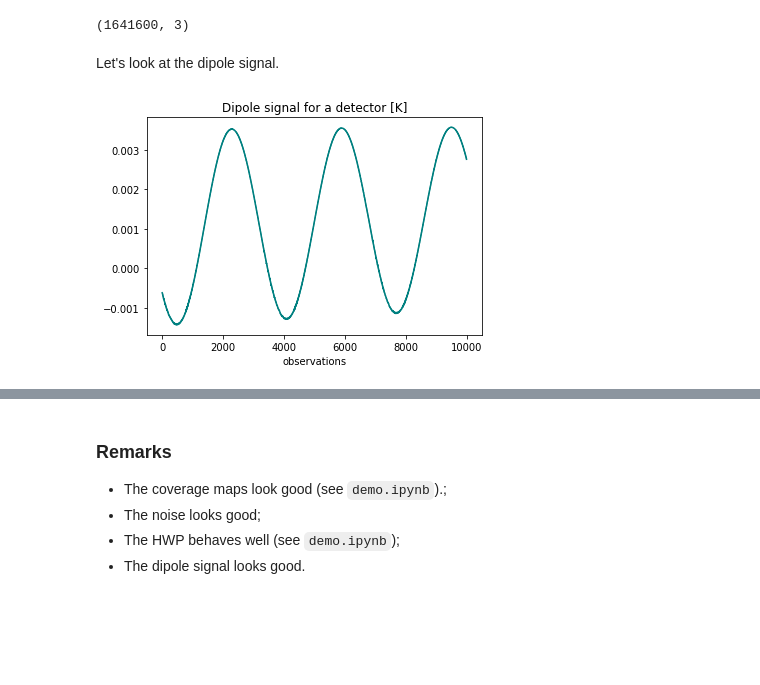
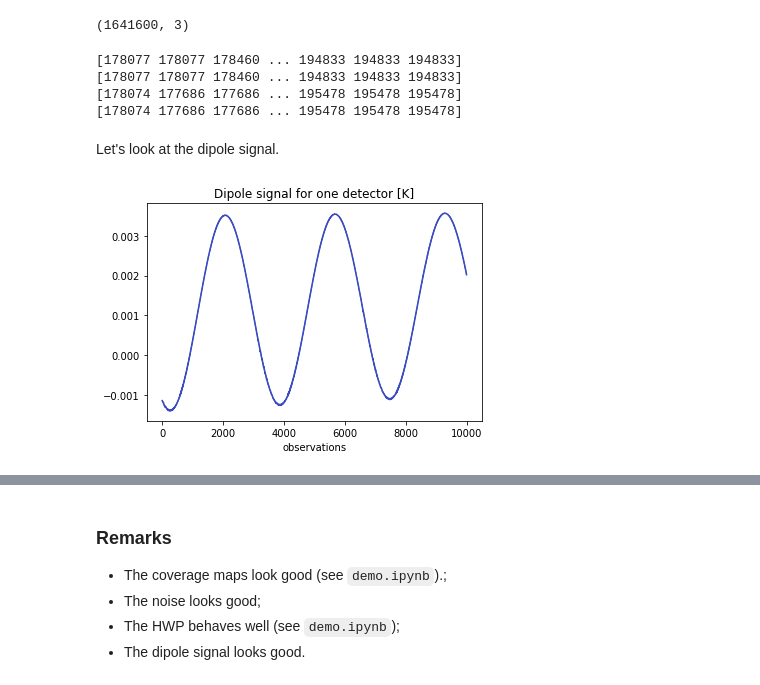
Before and after one commit to martamonelli/beamconv_tidy, a Jupyter notebook: beamconv/demo_PySM_IMO_non-idealities_dipole.ipynb, the cells around one changed output, grey strips where cells are left out. Saved outputs shown, nothing was run; the diff lists cells and outputs as text; code cells hidden in the pictures; blank space fills up the shorter version.

Commit message:
fixed dipole

```diff
--- a/beamconv/demo_PySM_IMO_non-idealities_dipole.ipynb
+++ b/beamconv/demo_PySM_IMO_non-idealities_dipole.ipynb
@@ -309,3 +309,10 @@ for i in det_indices:
     pol_array[i] = list_of_dictionaries[i]['pol']
     orient_array[i] = list_of_dictionaries[i]['orient']
     quat_array[i] = np.array(list_of_dictionaries[i]['quat'])
+# %%
+for i in det_indices:
+    if list_of_dictionaries[i]['name']=='M03_030_QA_140T':
+        print(i)
+for i in det_indices:
+    if list_of_dictionaries[i]['name']=='M03_030_QA_140B':
+        print(i)
@@ -331,12 +341,20 @@ ndet = 4
 azs = np.zeros((ndet,2))
 els = np.zeros((ndet,2))
 polangs = np.zeros((ndet,2))
-polangs = np.zeros((ndet,2))
 quats = np.zeros((ndet,2,4))
 deads = np.tile(np.array([0,1]),(ndet,1))
 
 for i in range(ndet):
-    quats[i,0] = quat_array[i] # the offset quaternions are taken from the IMO
+    quats[i,0,0] = quat_array[122+i,3] # the offset quaternions are taken from the IMO
+    quats[i,0,1:4] = quat_array[122+i,0:3] # the offset quaternions are taken from the IMO
+    if list_of_dictionaries[i]['orient']=='Q':
+        if list_of_dictionaries[i]['pol']=='T':
+            polangs[i,0] = 0
+        else: polangs[i,0] = 90
+    else:
+        if list_of_dictionaries[i]['pol']=='T':
+            polangs[i,0] = 45
+        else: polangs[i,0] = 135
 
 # setting up the beam options
 beam_opts = dict(lmax=lmax,
@@ -383,8 +401,10 @@ noiseless_TOD_nonidealities = np.empty((ndet,nsamp))
 
 for d in range(ndet):
     for chunk in range(nchunk):
+        pixels = ss.data(chunks[chunk],ss.beams[d][0],data_type='pix')
         noiseless_data = ss.data(chunks[chunk],ss.beams[d][0],data_type='tod')
         noiseless_TOD[d,chunk*nsamp_chunk:(chunk+1)*nsamp_chunk] = noiseless_data
         #
         noiseless_data = ss_nonidealities.data(chunks_nonidealities[chunk],ss_nonidealities.beams[d][0],data_type='tod')
         noiseless_TOD_nonidealities[d,chunk*nsamp_chunk:(chunk+1)*nsamp_chunk] = noiseless_data
+    print(pixels)
@@ -596,7 +621,6 @@ planck_t0 = planck(nu_hz, t_cmb_k)
 dipole_TOD = np.empty((ndet,nsamp))
 
 for d in range(ndet):
-    gen = ducc0.misc.OofaNoise(sigma, f_min, f_knee, f_samp, slope)
     for chunk in range(nchunk):
         pixels = ss.data(chunks[chunk],ss.beams[d][0],data_type='pix')
         pointings = hp.pixelfunc.pix2ang(128, pixels)
@@ -605,12 +629,21 @@ for d in range(ndet):
         #
         vel_chunk = vel_test[chunk*nsamp_chunk:(chunk+1)*nsamp_chunk]
         dipole_TOD[d,chunk*nsamp_chunk:(chunk+1)*nsamp_chunk] = compute_dipole_for_one_chunk_total_from_lin_t(theta,phi,vel_chunk,t_cmb_k,nu_hz,f_x,planck_t0)
+    print(pixels)
+# %% [output]
+[178077 178077 178460 ... 194833 194833 194833]
+[178077 178077 178460 ... 194833 194833 194833]
+[178074 177686 177686 ... 195478 195478 195478]
+[178074 177686 177686 ... 195478 195478 195478]
 # %% [markdown]
 Let's look at the dipole signal.
 # %%
-plt.plot(dipole_TOD[0][:10000], color='teal')
-plt.title('Dipole signal for a detector [K]')
+plt.plot(dipole_TOD[0][:10000])
+#plt.plot(dipole_TOD[1][:1000])
+#plt.plot(dipole_TOD[2][:1000])
+#plt.plot(dipole_TOD[3][:1000])
+plt.title('Dipole signal for one detector [K]')
 plt.xlabel('observations')
 plt.show()
 # %% [output]
-[figure, old version]
+[figure, new version]
```
Also changed, not shown: parts of 9 cells of this notebook.
